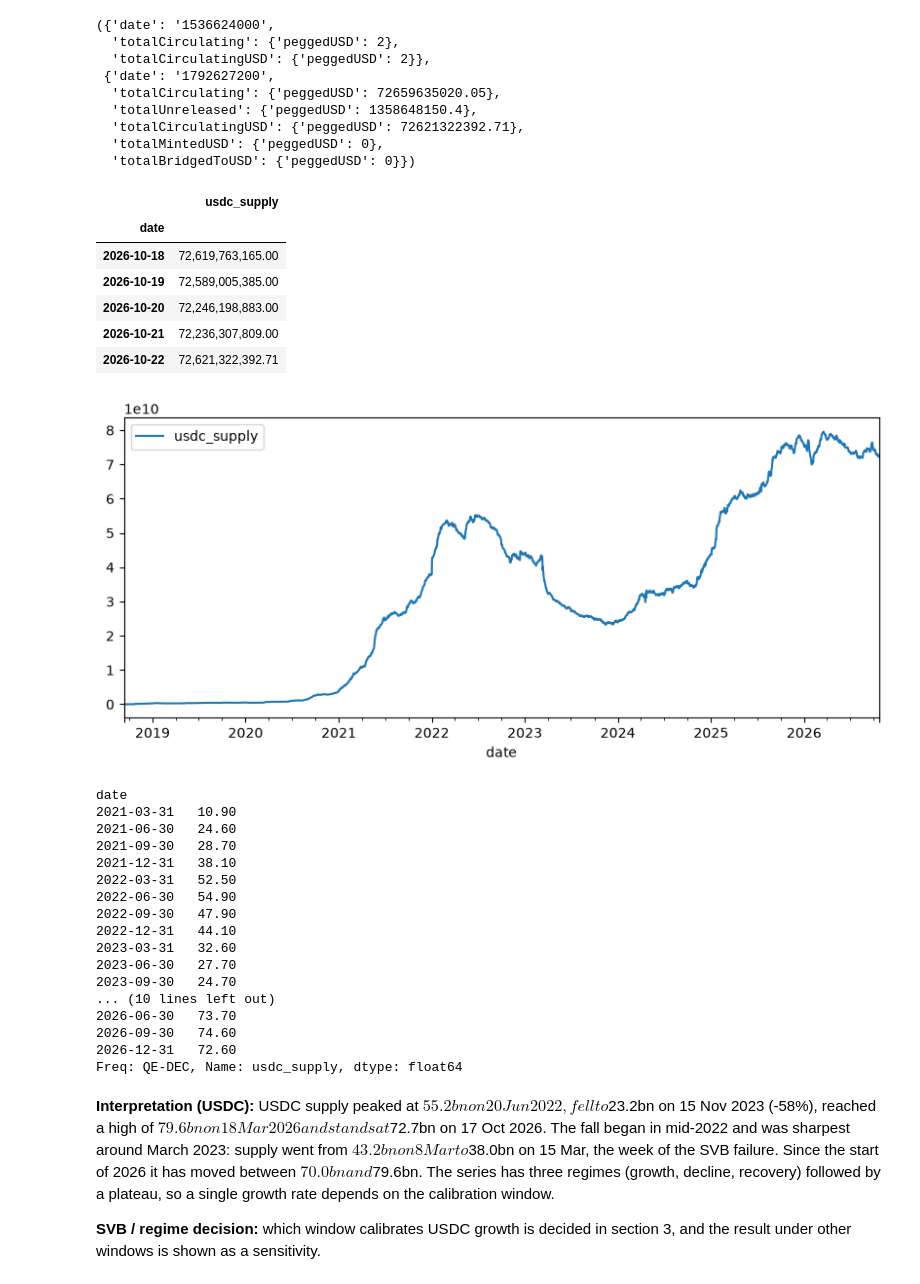
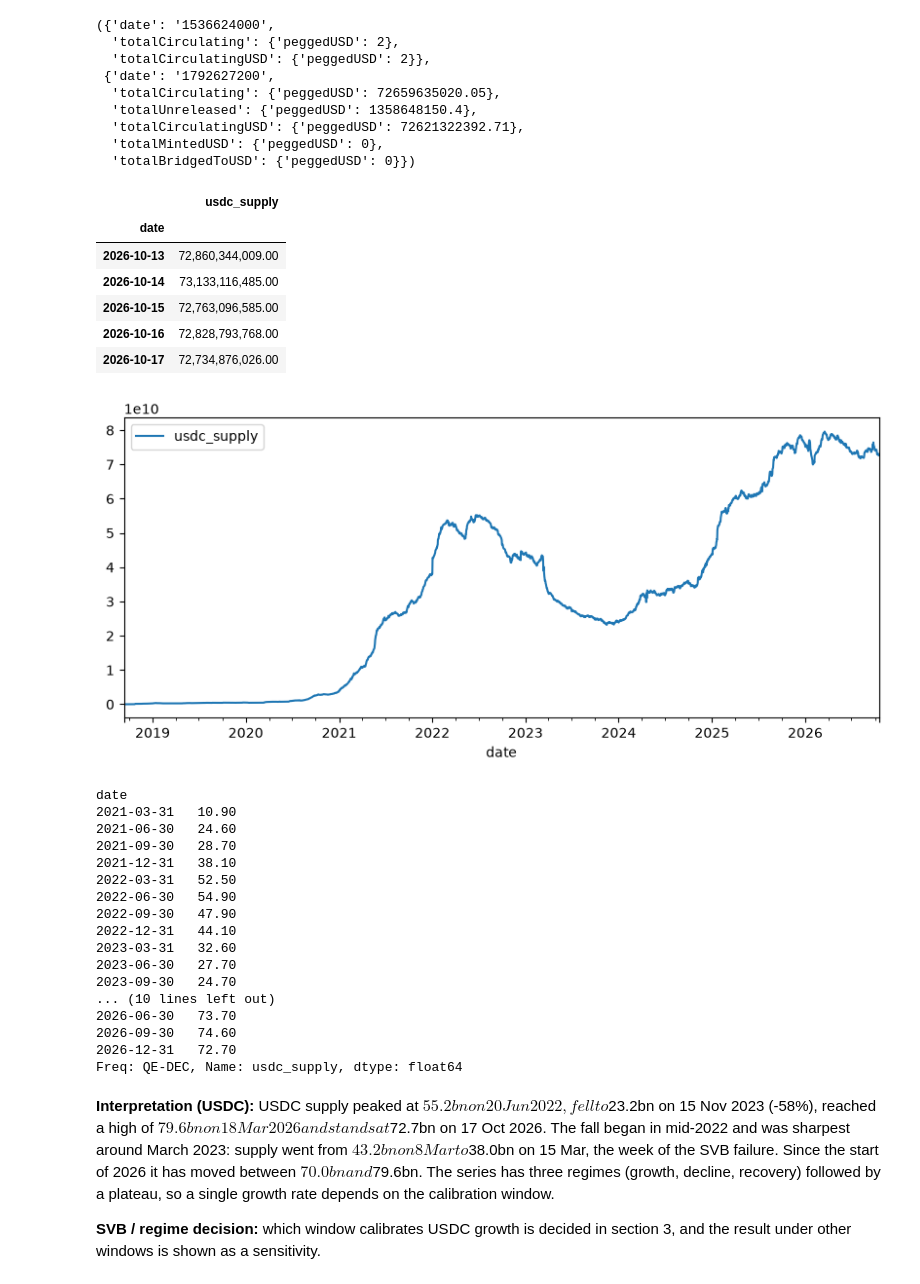
Before and after one commit to ChristopheAbelem/circle-valuation, a Jupyter notebook: notebooks/circle_valuation.ipynb, the cells around one changed output. Cells and saved outputs as stored; diff of their text form; code cells hidden in the pictures.

```diff
--- a/notebooks/circle_valuation.ipynb
+++ b/notebooks/circle_valuation.ipynb
@@ -20,6 +20,7 @@ rng = np.random.default_rng(42)  # fixed seed so Monte Carlo is reproducible
 
 START_RATES = "2000-01-01"
 START_CRCL = "2025-06-01"
+END_DATE = "2026-10-17"  # data cutoff: all series are cut here so results do not change with each run
 CIK_CIRCLE = "0001876042"
 # %% [markdown]
 ## 1. Data collection
@@ -103,23 +109,24 @@ usdc_raw[0], usdc_raw[-1]
 # %%
 usdc = pd.DataFrame(
     {
         "date": pd.to_datetime([int(x["date"]) for x in usdc_raw], unit="s"),
         "usdc_supply": [x["totalCirculatingUSD"]["peggedUSD"] for x in usdc_raw],
     }
 ).set_index("date")
+usdc = usdc.loc[:END_DATE]
 usdc.plot();
 usdc.tail()
 # %% [output]
 |  | usdc_supply |
 | date |  |
-| 2026-10-18 | 72,619,763,165.00 |
-| 2026-10-19 | 72,589,005,385.00 |
-| 2026-10-20 | 72,246,198,883.00 |
-| 2026-10-21 | 72,236,307,809.00 |
-| 2026-10-22 | 72,621,322,392.71 |
+| 2026-10-13 | 72,860,344,009.00 |
+| 2026-10-14 | 73,133,116,485.00 |
+| 2026-10-15 | 72,763,096,585.00 |
+| 2026-10-16 | 72,828,793,768.00 |
+| 2026-10-17 | 72,734,876,026.00 |
 [figure]
 # %%
-# Quarter-end USDC supply, $ bn. The last row is partial: data runs to 2026-10-17, it is not a quarter end.
+# Quarter-end USDC supply, $ bn. The last row is partial: data is cut at END_DATE (2026-10-17), it is not a quarter end.
 (usdc["usdc_supply"].resample("QE").last() / 1e9).round(1).loc["2021":]
 # %% [output]
 date
@@ -137,7 +144,7 @@ date
 ... (10 lines left out)
 2026-06-30   73.70
 2026-09-30   74.60
-2026-12-31   72.60
+2026-12-31   72.70
 Freq: QE-DEC, Name: usdc_supply, dtype: float64
 # %% [markdown]
 **Interpretation (USDC):** USDC supply peaked at $55.2bn on 20 Jun 2022, fell to $23.2bn on 15 Nov 2023 (-58%), reached a high of $79.6bn on 18 Mar 2026 and stands at $72.7bn on 17 Oct 2026. The fall began in mid-2022 and was sharpest around March 2023: supply went from $43.2bn on 8 Mar to $38.0bn on 15 Mar, the week of the SVB failure. Since the start of 2026 it has moved between $70.0bn and $79.6bn. The series has three regimes (growth, decline, recovery) followed by a plateau, so a single growth rate depends on the calibration window.
```
Also changed, not shown: parts of 10 cells of this notebook, 3 other files.
